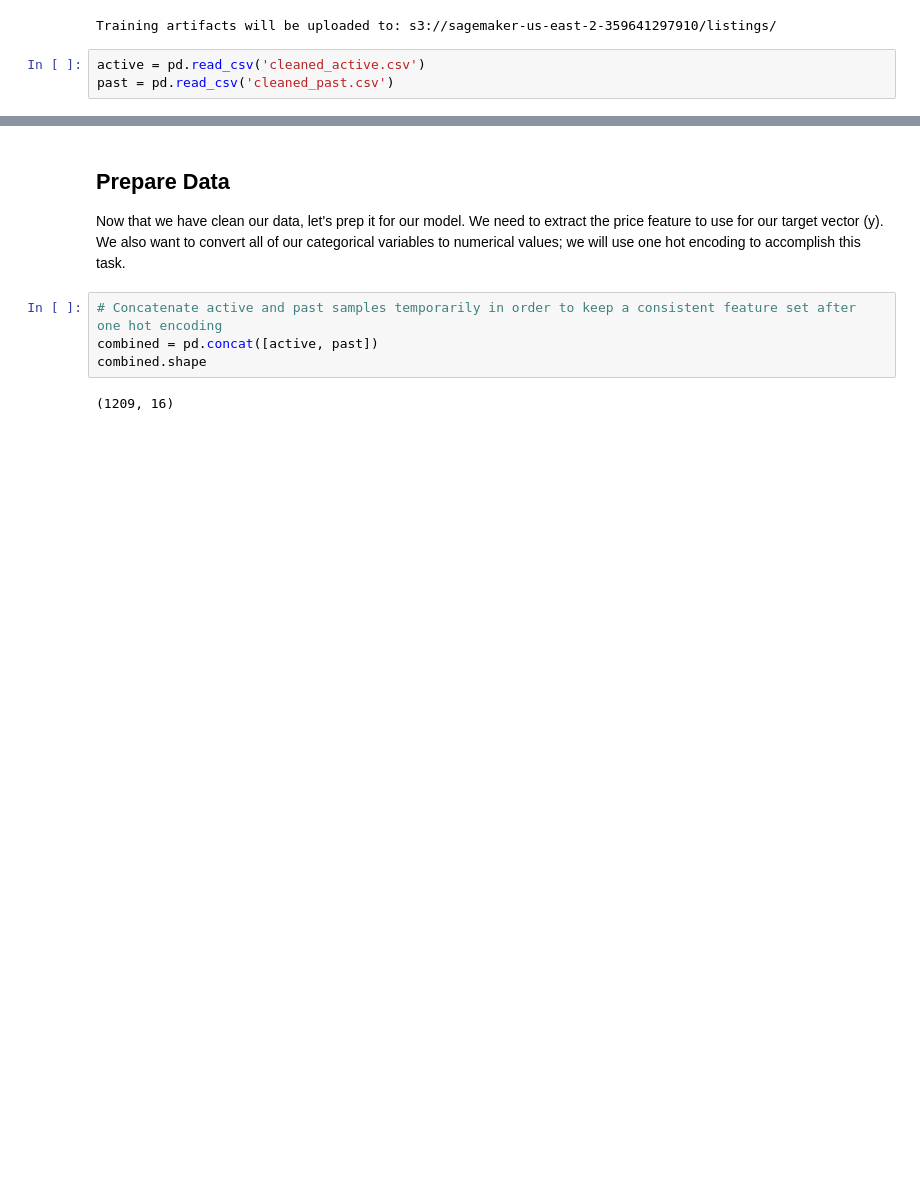
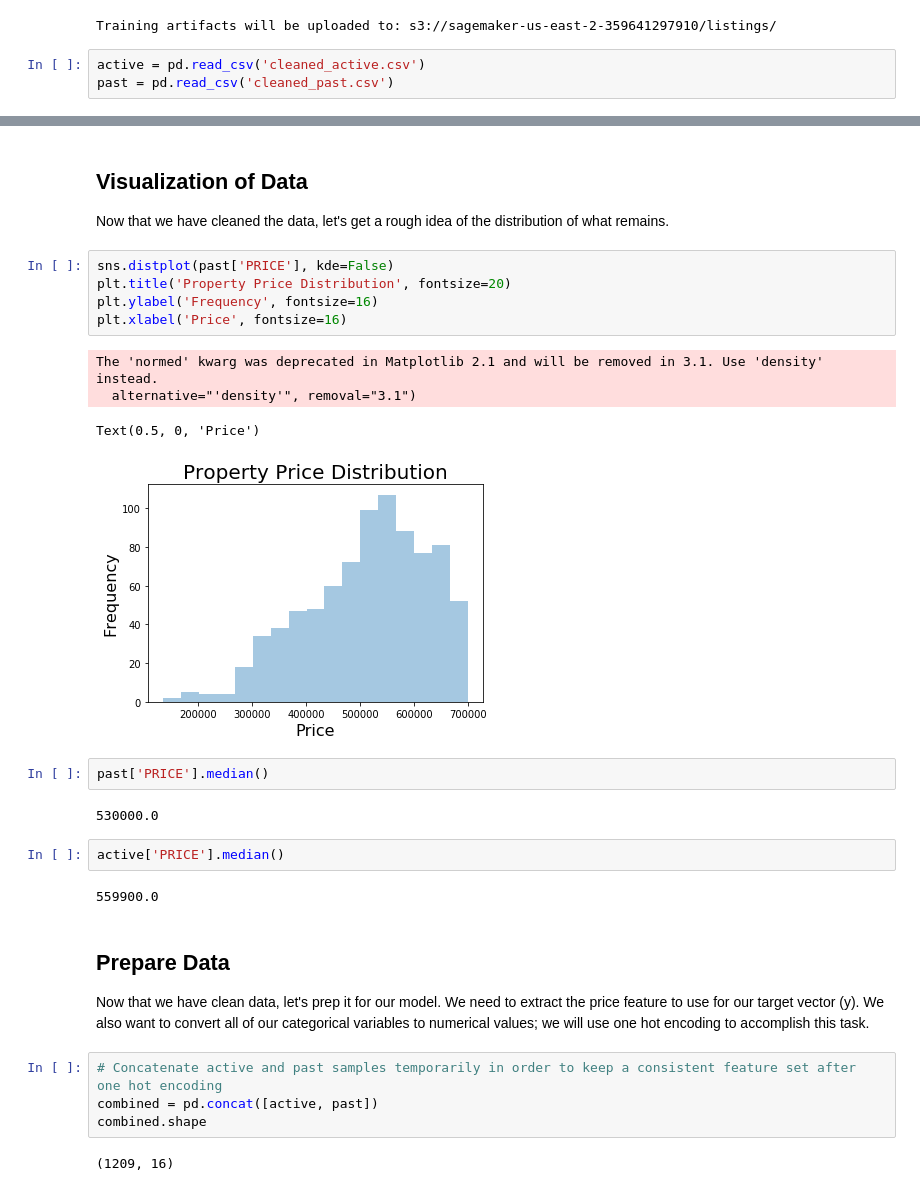
Before and after one commit to stonecoldnicole/flip-or-skip, a Jupyter notebook: Feature_Engineering.ipynb, the cells around one changed output, grey strips where cells are left out. Saved outputs shown, nothing was run; the diff lists cells and outputs as text; blank space fills up the shorter version.

Commit message:
Added Dist Plot and Median Prices

```diff
--- a/Feature_Engineering.ipynb
+++ b/Feature_Engineering.ipynb
@@ -71,9 +71,30 @@ past.head()
 | 2 | PAST SALE | Single Family Residential | Canyon Country | 91387.0 | 525000 | 4.0 | 2.00 | CAN2 - Canyon Country 2 | ... |
 | 3 | PAST SALE | Single Family Residential | Canyon Country | 91387.0 | 560000 | 4.0 | 2.00 | CAN2 - Canyon Country 2 | ... |
 | 4 | PAST SALE | Single Family Residential | Canyon Country | 91387.0 | 560000 | 3.0 | 1.75 | CAN2 - Canyon Country 2 | ... |
+# %% [markdown]
+## Visualization of Data
+Now that we have cleaned the data, let's get a rough idea of the distribution of what remains.
+# %%
+sns.distplot(past['PRICE'], kde=False)
+plt.title('Property Price Distribution', fontsize=20)
+plt.ylabel('Frequency', fontsize=16)
+plt.xlabel('Price', fontsize=16)
+# %% [output]
+The 'normed' kwarg was deprecated in Matplotlib 2.1 and will be removed in 3.1. Use 'density' instead.
+  alternative="'density'", removal="3.1")
+Text(0.5, 0, 'Price')
+[figure, added]
+# %%
+past['PRICE'].median()
+# %% [output]
+530000.0
+# %%
+active['PRICE'].median()
+# %% [output]
+559900.0
 # %% [markdown]
 ## Prepare Data
-Now that we have clean our data, let's prep it for our model. We need to extract the price feature to use for our target vector (y). We also want to convert all of our categorical variables to numerical values; we will use one hot encoding to accomplish this task.
+Now that we have clean data, let's prep it for our model. We need to extract the price feature to use for our target vector (y). We also want to convert all of our categorical variables to numerical values; we will use one hot encoding to accomplish this task.
 # %%
 # Concatenate active and past samples temporarily in order to keep a consistent feature set after one hot encoding
 combined = pd.concat([active, past])
```
